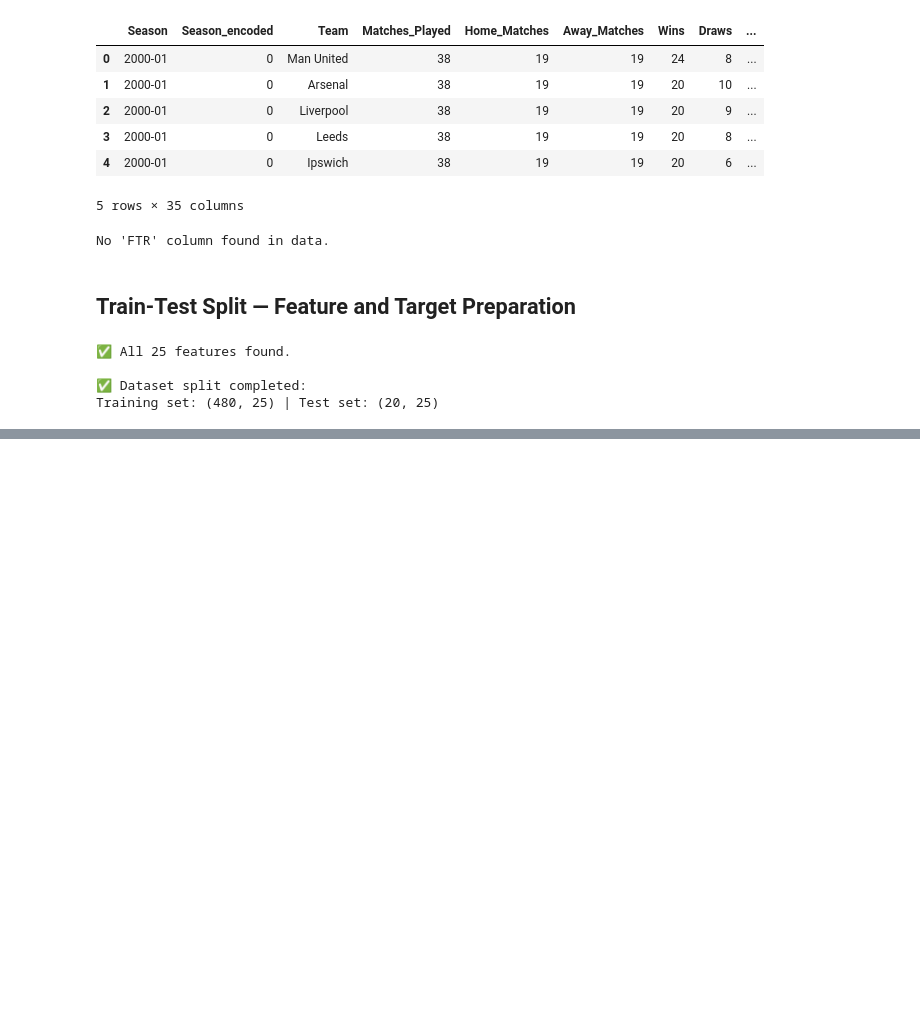
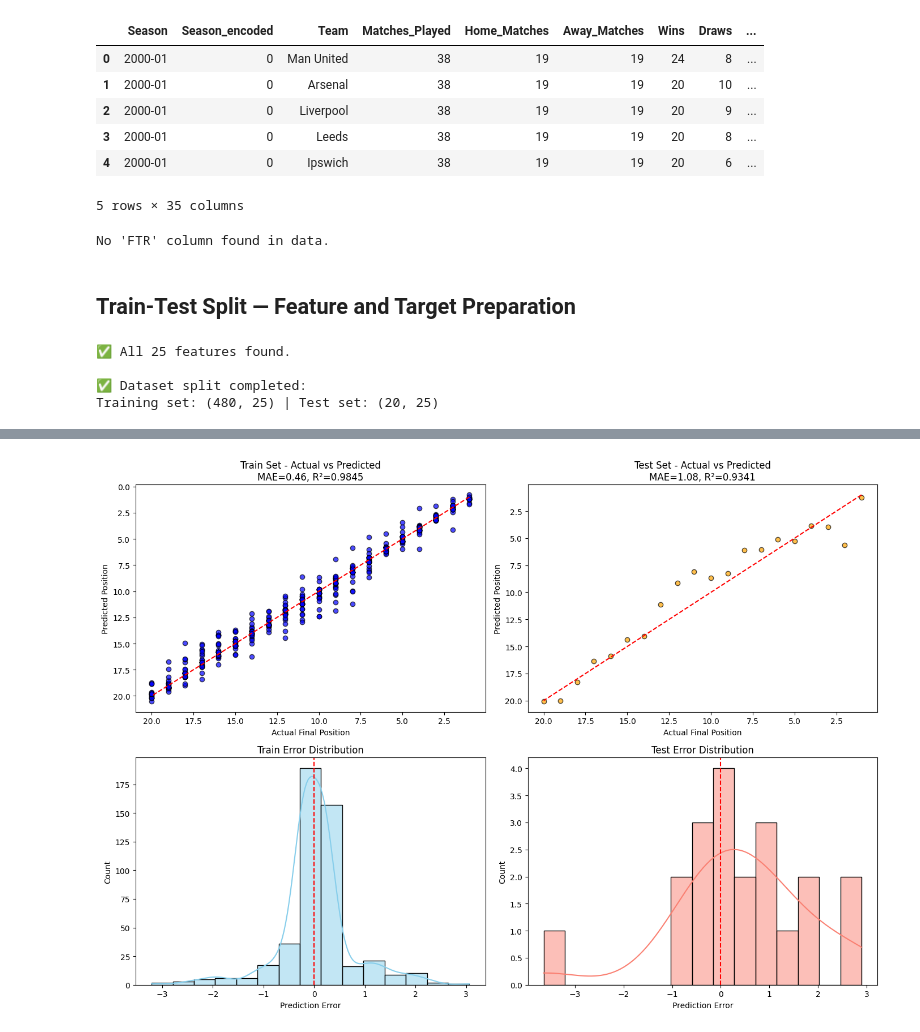
Before and after one commit to AtfastrSlushyMaker/pl-standings-prediction-project, a Jupyter notebook: notebooks/algorithms/SVM/svm_model.ipynb, the cells around one changed output, grey strips where cells are left out. Drawn from its saved outputs; the diff is of its cells as text; code cells hidden in the pictures; blank space fills up the shorter version.

```diff
--- a/notebooks/algorithms/SVM/svm_model.ipynb
+++ b/notebooks/algorithms/SVM/svm_model.ipynb
@@ -118,0 +165,44 @@ Training set: (480, 25) | Test set: (20, 25)
+# %%
+import matplotlib.pyplot as plt
+import seaborn as sns
+
+# Erreurs
+errors_train = y_train - y_pred_train
+errors_test = y_test - y_pred_test
+
+fig, axes = plt.subplots(2, 2, figsize=(14, 10))
+
+# Actual vs Predicted - TRAIN
+axes[0, 0].scatter(y_train, y_pred_train, color='blue', edgecolors='k', alpha=0.7)
+axes[0, 0].plot([1, 20], [1, 20], 'r--')
+axes[0, 0].set_title(f'Train Set - Actual vs Predicted\nMAE={mean_absolute_error(y_train, y_pred_train):.2f}, R²={r2_score(y_train, y_pred_train):.4f}')
+axes[0, 0].set_xlabel('Actual Final Position')
+axes[0, 0].set_ylabel('Predicted Position')
+axes[0, 0].invert_xaxis()
+axes[0, 0].invert_yaxis()
+
+# Actual vs Predicted - TEST
+axes[0, 1].scatter(y_test, y_pred_test, color='orange', edgecolors='k', alpha=0.7)
+axes[0, 1].plot([1, 20], [1, 20], 'r--')
+axes[0, 1].set_title(f'Test Set - Actual vs Predicted\nMAE={mean_absolute_error(y_test, y_pred_test):.2f}, R²={r2_score(y_test, y_pred_test):.4f}')
+axes[0, 1].set_xlabel('Actual Final Position')
+axes[0, 1].set_ylabel('Predicted Position')
+axes[0, 1].invert_xaxis()
+axes[0, 1].invert_yaxis()
+
+# Error Distribution - TRAIN
+sns.histplot(errors_train, bins=15, kde=True, ax=axes[1, 0], color='skyblue')
+axes[1, 0].axvline(0, color='red', linestyle='--')
+axes[1, 0].set_title('Train Error Distribution')
+axes[1, 0].set_xlabel('Prediction Error')
+
+# Error Distribution - TEST
+sns.histplot(errors_test, bins=15, kde=True, ax=axes[1, 1], color='salmon')
+axes[1, 1].axvline(0, color='red', linestyle='--')
+axes[1, 1].set_title('Test Error Distribution')
+axes[1, 1].set_xlabel('Prediction Error')
+
+plt.tight_layout()
+plt.show()
+# %% [output]
+[figure, added]
```
Also changed, not shown: parts of 16 cells of this notebook.
